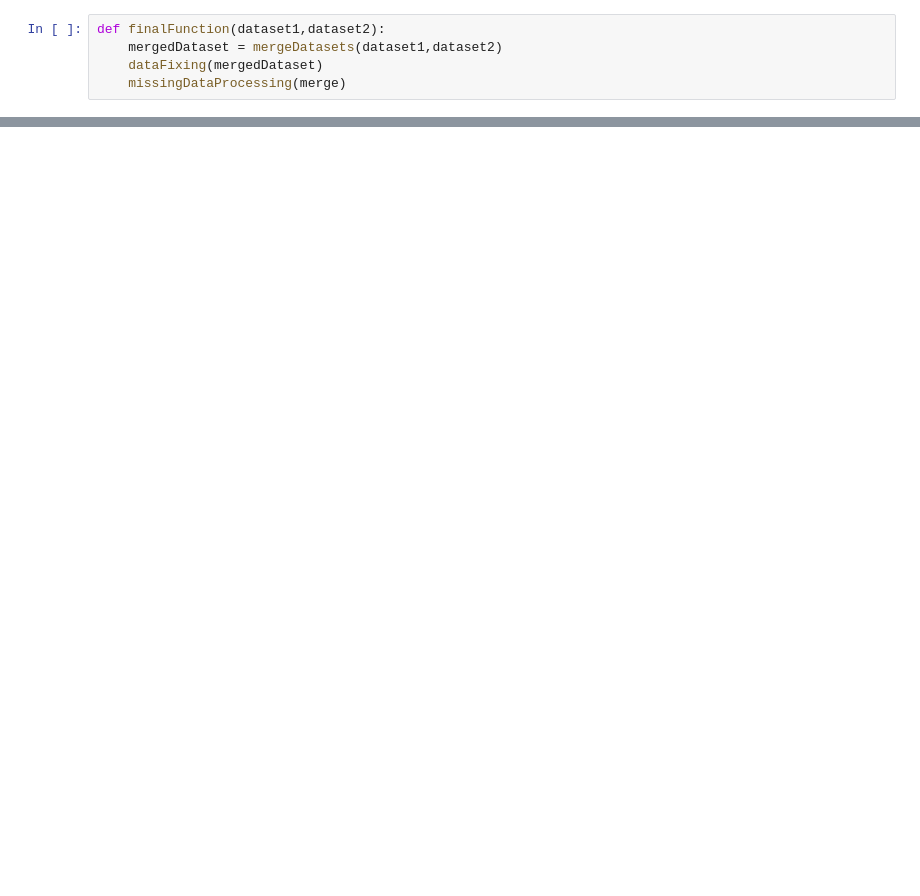
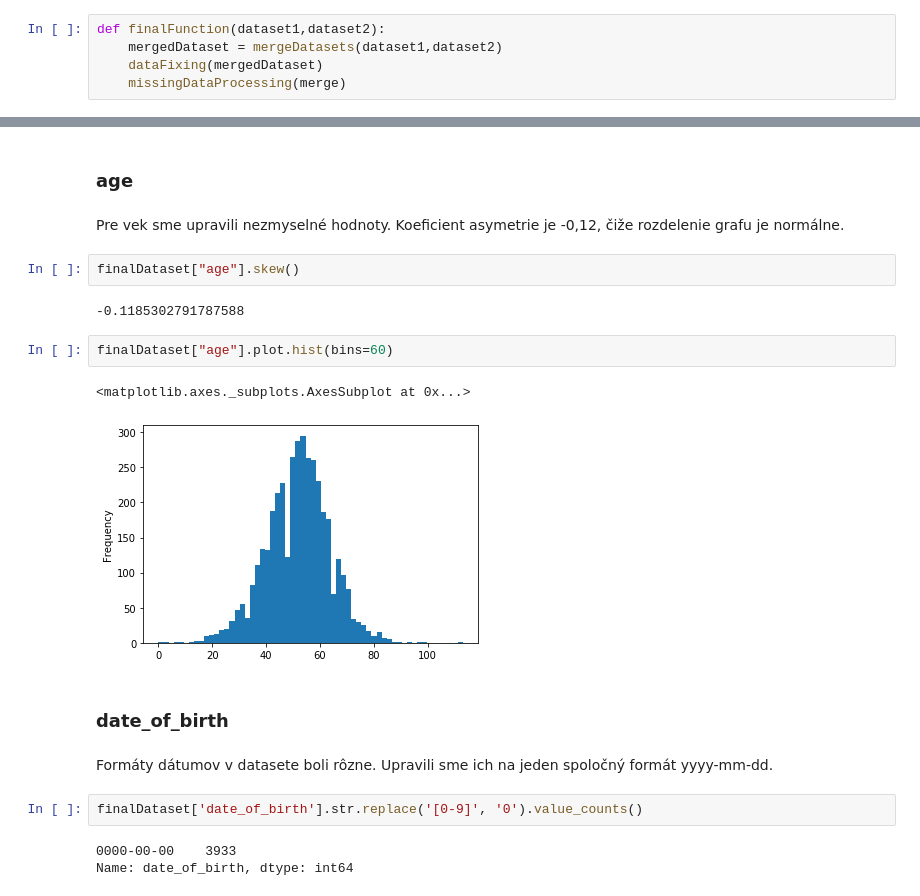
Before and after one commit to xheban/IAU-projekt, a Jupyter notebook: Phase2.ipynb, the cells around one changed output, grey strips where cells are left out. Drawn from its saved outputs; the diff is of its cells as text; blank space fills up the shorter version.

```diff
--- a/Phase2.ipynb
+++ b/Phase2.ipynb
@@ -1078,0 +1221,22 @@ def finalFunction(dataset1,dataset2):
+# %% [markdown]
+### age
+# %% [markdown]
+Pre vek sme upravili nezmyselné hodnoty. Koeficient asymetrie je -0,12, čiže rozdelenie grafu je normálne.
+# %%
+finalDataset["age"].skew()
+# %% [output]
+-0.1185302791787588
+# %%
+finalDataset["age"].plot.hist(bins=60)
+# %% [output]
+<matplotlib.axes._subplots.AxesSubplot at 0x...>
+[figure, added]
+# %% [markdown]
+### date_of_birth
+# %% [markdown]
+Formáty dátumov v datasete boli rôzne. Upravili sme ich na jeden spoločný formát yyyy-mm-dd.
+# %%
+finalDataset['date_of_birth'].str.replace('[0-9]', '0').value_counts()
+# %% [output]
+0000-00-00    3933
+Name: date_of_birth, dtype: int64
```
Also changed, not shown: parts of 141 cells of this notebook.
